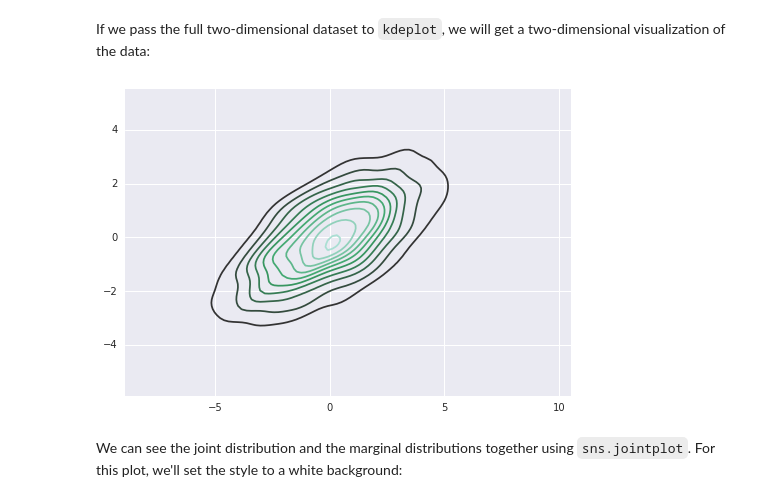
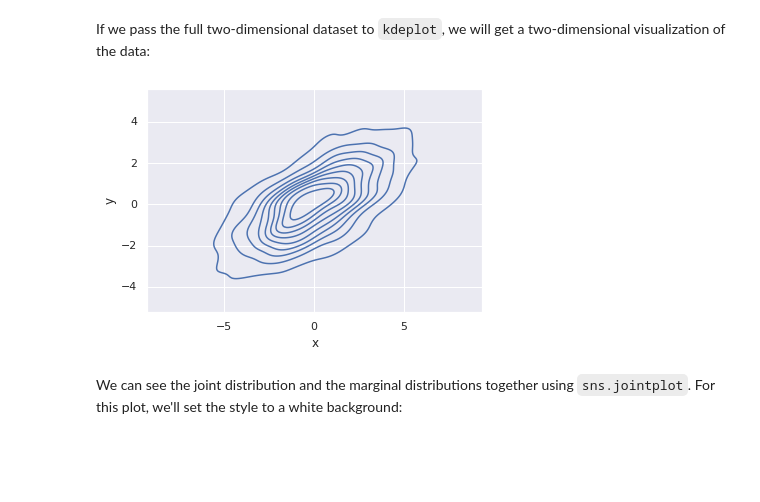
Before and after one commit to AndyB66/PythonDataScienceHandbook, a Jupyter notebook: notebooks/04.14-Visualization-With-Seaborn.ipynb, the cells around one changed output. Saved outputs shown, nothing was run; the diff lists cells and outputs as text; code cells hidden in the pictures; blank space fills up the shorter version.

```diff
--- a/notebooks/04.14-Visualization-With-Seaborn.ipynb
+++ b/notebooks/04.14-Visualization-With-Seaborn.ipynb
@@ -107,9 +107,9 @@ sns.distplot(data['y']);
 # %% [markdown]
 If we pass the full two-dimensional dataset to ``kdeplot``, we will get a two-dimensional visualization of the data:
 # %%
-sns.kdeplot(data);
+sns.kdeplot(data=data, x='x', y='y');
 # %% [output]
-[figure, old version]
+[figure, new version]
 # %% [markdown]
 We can see the joint distribution and the marginal distributions together using ``sns.jointplot``.
 For this plot, we'll set the style to a white background:
```
Also changed, not shown: parts of 26 cells of this notebook.
